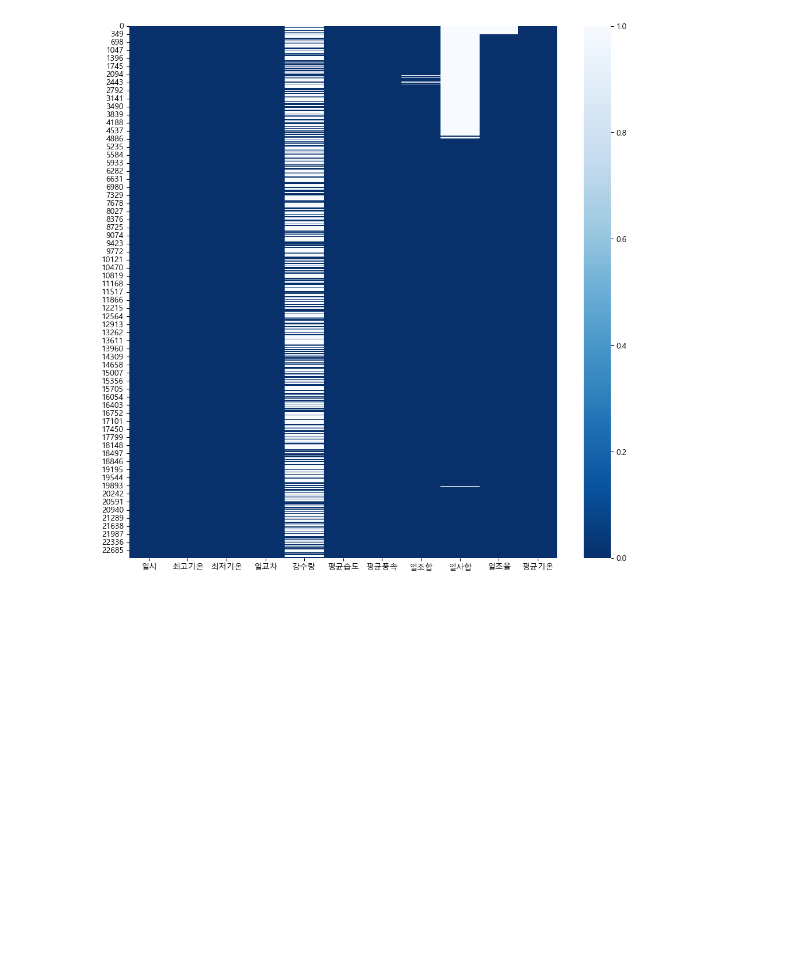
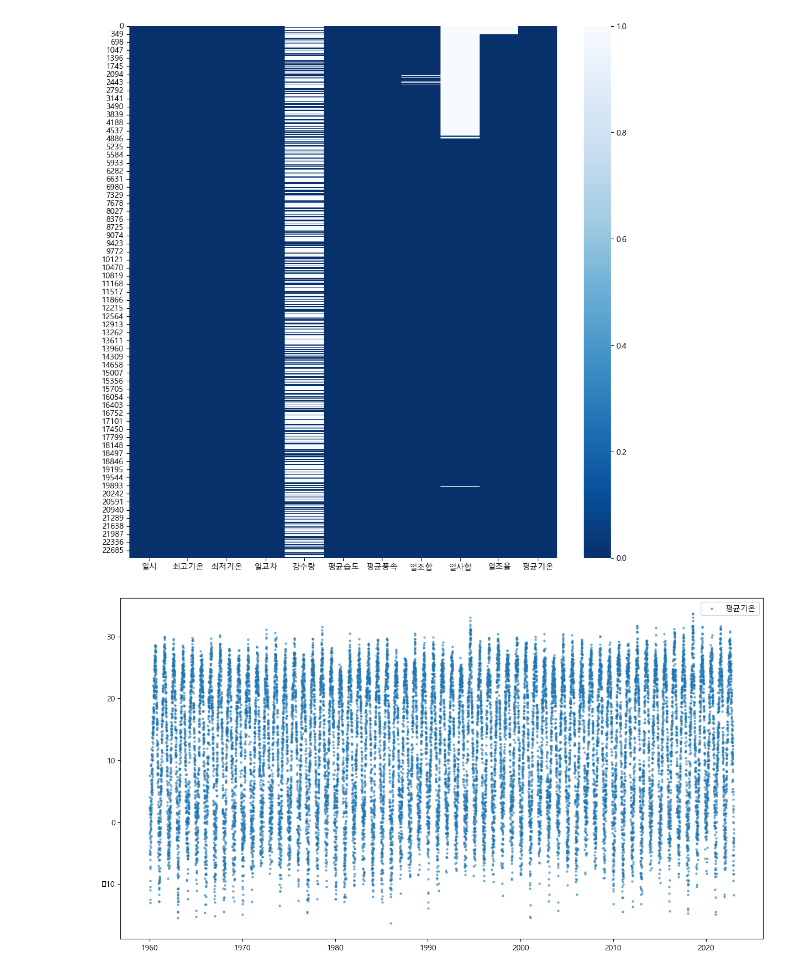
Before and after one commit to HoChangLee98/my_project, a Jupyter notebook: seoul-temp-prediction/note/data_analysis.ipynb, the cells around one changed output. Cells and saved outputs as stored; diff of their text form; code cells hidden in the pictures; blank space fills up the shorter version.

```diff
--- a/seoul-temp-prediction/note/data_analysis.ipynb
+++ b/seoul-temp-prediction/note/data_analysis.ipynb
@@ -94,3 +94,11 @@ sns.heatmap(train.isna(), cmap="Blues_r")
 plt.show()
 # %% [output]
 [figure]
+# %%
+plt.figure(figsize=(15, 8))
+plt.rcParams['font.family'] ='Malgun Gothic'
+plt.scatter(x="일시", y="평균기온", data=train, alpha=.5, cmap="hsv", s=5)
+plt.legend()
+plt.show()
+# %% [output]
+[figure, added]
```
Also changed, not shown: 5 other files.
